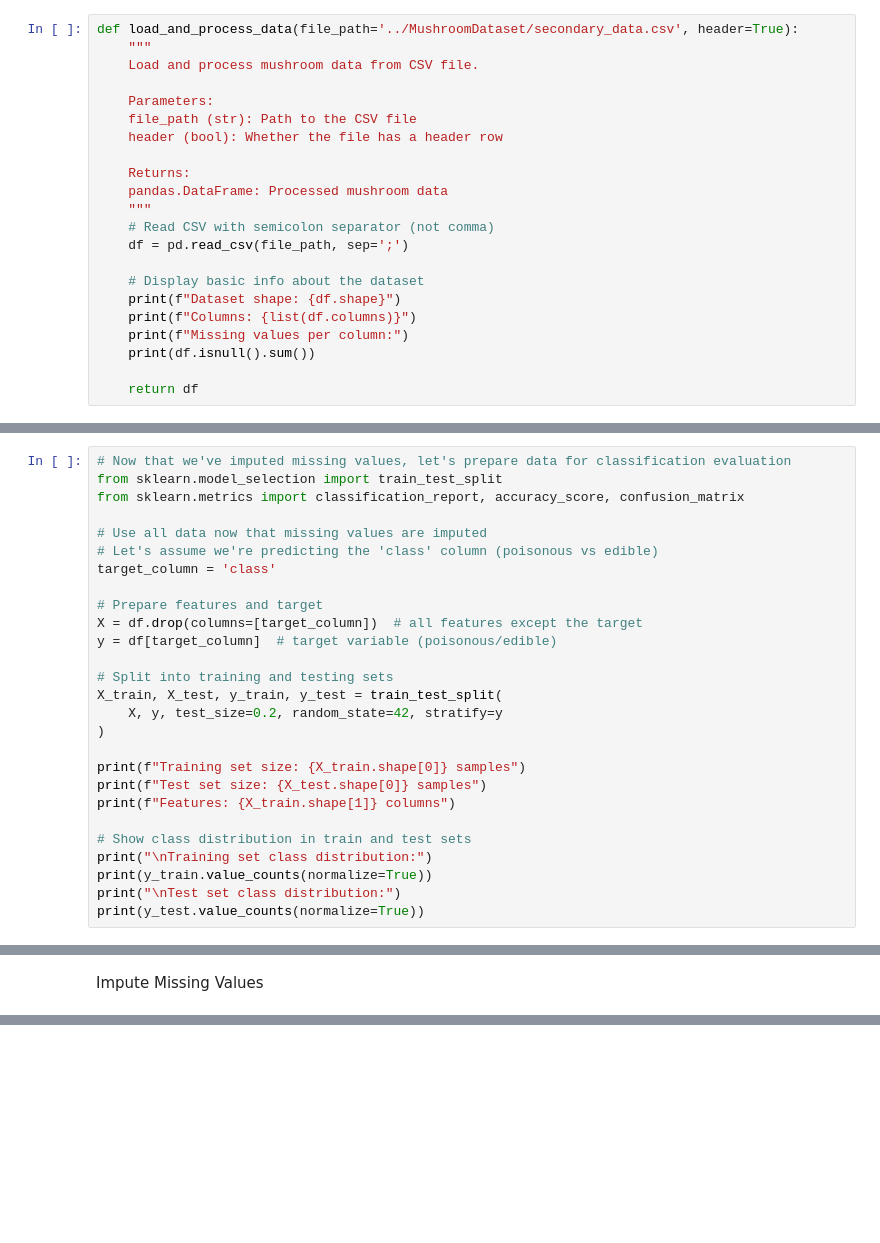
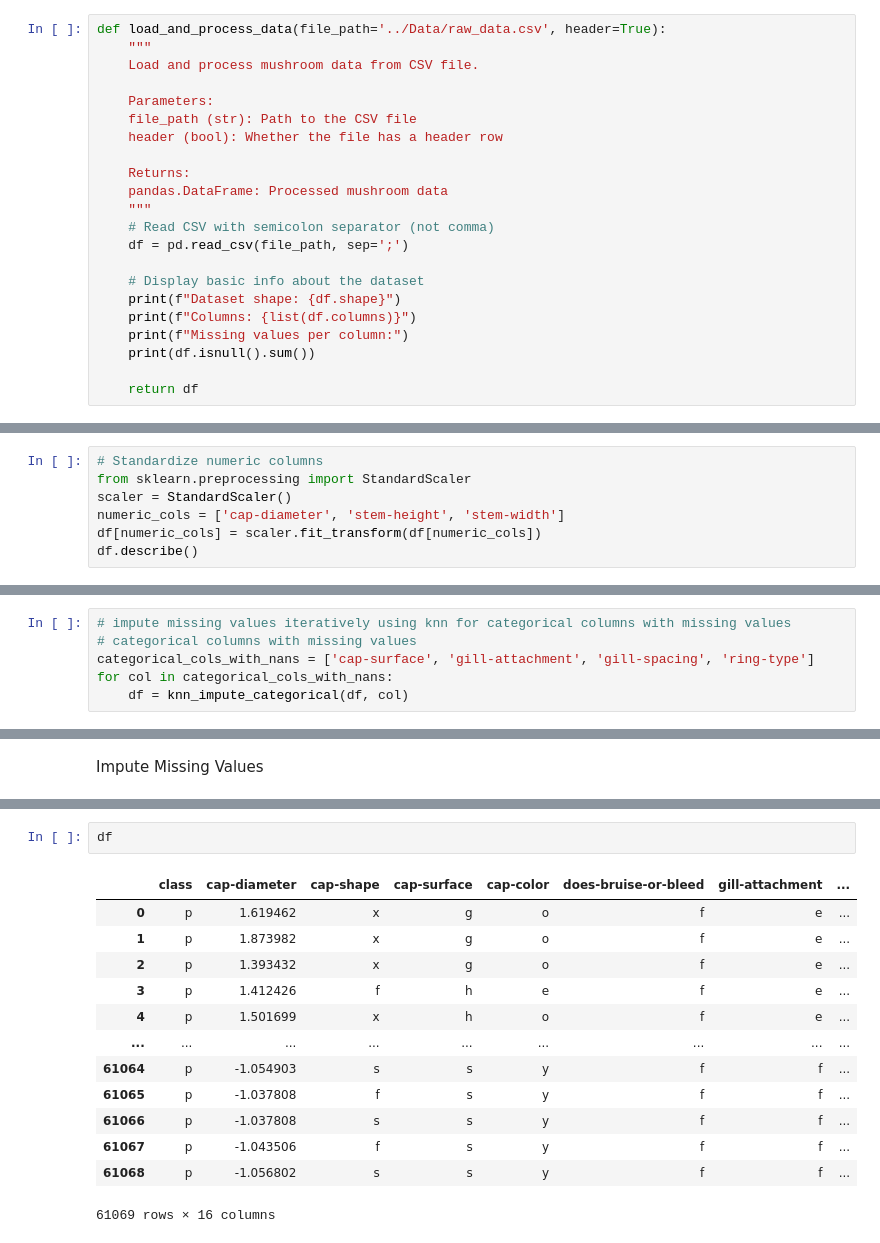
Before and after one commit to GerardoG2/PoisonMushroomClassifier, a Jupyter notebook: Notebooks/datacleaning.ipynb, the cells around one changed output, grey strips where cells are left out. Saved outputs shown, nothing was run; the diff lists cells and outputs as text; blank space fills up the shorter version.

Commit message:
standardized before knn

```diff
--- a/Notebooks/datacleaning.ipynb
+++ b/Notebooks/datacleaning.ipynb
@@ -5,7 +5,7 @@ import pandas as pd
 
 pd.set_option('display.max_columns', None)
 # %%
-def load_and_process_data(file_path='../MushroomDataset/secondary_data.csv', header=True):
+def load_and_process_data(file_path='../Data/raw_data.csv', header=True):
     """
     Load and process mushroom data from CSV file.
 
@@ -223,27 +151,0 @@ df.loc[~mask, target] = clf.predict(X_missing)  # fill in missing cap-surface va
-# %%
-# Now that we've imputed missing values, let's prepare data for classification evaluation
-from sklearn.model_selection import train_test_split
-from sklearn.metrics import classification_report, accuracy_score, confusion_matrix
-
-# Use all data now that missing values are imputed
-# Let's assume we're predicting the 'class' column (poisonous vs edible)
-target_column = 'class'
-
-# Prepare features and target
-X = df.drop(columns=[target_column])  # all features except the target
-y = df[target_column]  # target variable (poisonous/edible)
-
-# Split into training and testing sets
-X_train, X_test, y_train, y_test = train_test_split(
-    X, y, test_size=0.2, random_state=42, stratify=y
-)
-
-print(f"Training set size: {X_train.shape[0]} samples")
-print(f"Test set size: {X_test.shape[0]} samples")
-print(f"Features: {X_train.shape[1]} columns")
-
-# Show class distribution in train and test sets
-print("\nTraining set class distribution:")
-print(y_train.value_counts(normalize=True))
-print("\nTest set class distribution:")
-print(y_test.value_counts(normalize=True))
@@ -292,0 +165,7 @@ for class_label in y_test.unique():
+# %%
+# Standardize numeric columns
+from sklearn.preprocessing import StandardScaler
+scaler = StandardScaler()
+numeric_cols = ['cap-diameter', 'stem-height', 'stem-width']
+df[numeric_cols] = scaler.fit_transform(df[numeric_cols])
+df.describe()
@@ -292,0 +226,6 @@ for class_label in y_test.unique():
+# %%
+# impute missing values iteratively using knn for categorical columns with missing values
+# categorical columns with missing values
+categorical_cols_with_nans = ['cap-surface', 'gill-attachment', 'gill-spacing', 'ring-type']
+for col in categorical_cols_with_nans:
+    df = knn_impute_categorical(df, col)
@@ -314,0 +254,16 @@ dtype: int64
+# %%
+df
+# %% [output]
+|  | class | cap-diameter | cap-shape | cap-surface | cap-color | does-bruise-or-bleed | gill-attachment | ... |
+| 0 | p | 1.619462 | x | g | o | f | e | ... |
+| 1 | p | 1.873982 | x | g | o | f | e | ... |
+| 2 | p | 1.393432 | x | g | o | f | e | ... |
+| 3 | p | 1.412426 | f | h | e | f | e | ... |
+| 4 | p | 1.501699 | x | h | o | f | e | ... |
+| ... | ... | ... | ... | ... | ... | ... | ... | ... |
+| 61064 | p | -1.054903 | s | s | y | f | f | ... |
+| 61065 | p | -1.037808 | f | s | y | f | f | ... |
+| 61066 | p | -1.037808 | s | s | y | f | f | ... |
+| 61067 | p | -1.043506 | f | s | y | f | f | ... |
+| 61068 | p | -1.056802 | s | s | y | f | f | ... |
+61069 rows × 16 columns
```
Also changed, not shown: parts of 10 cells of this notebook.
